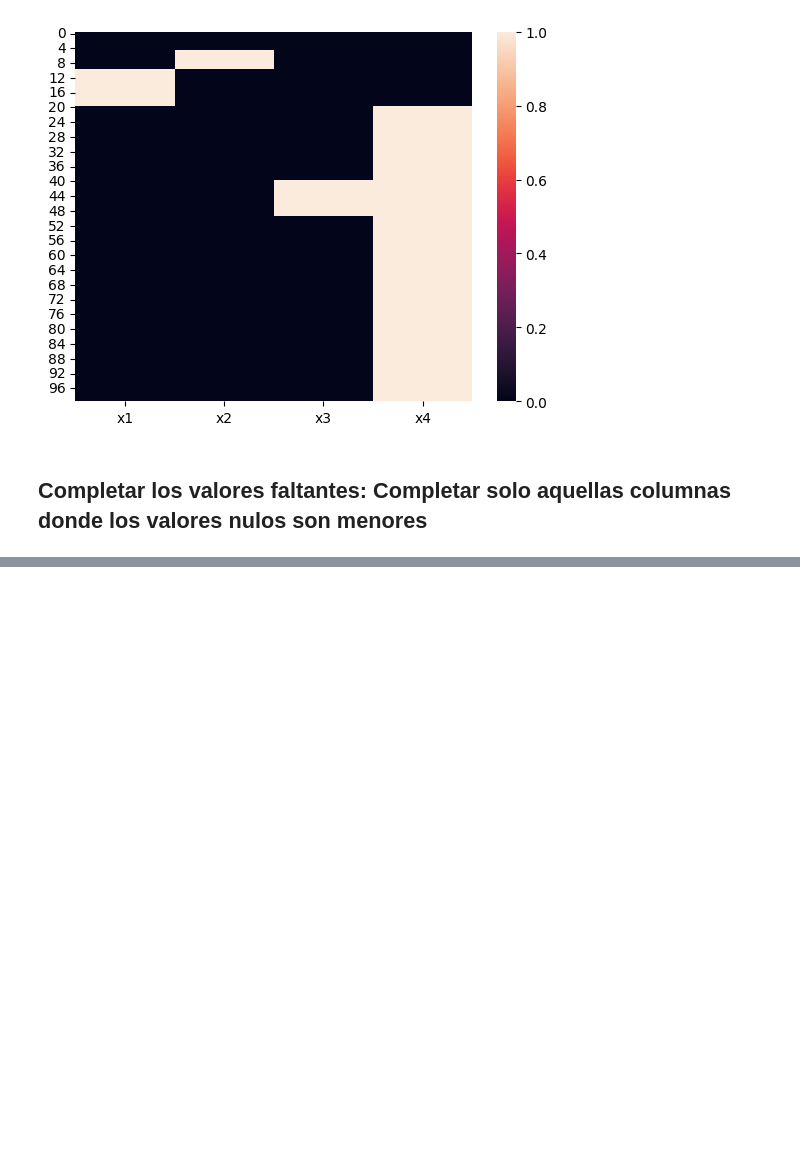
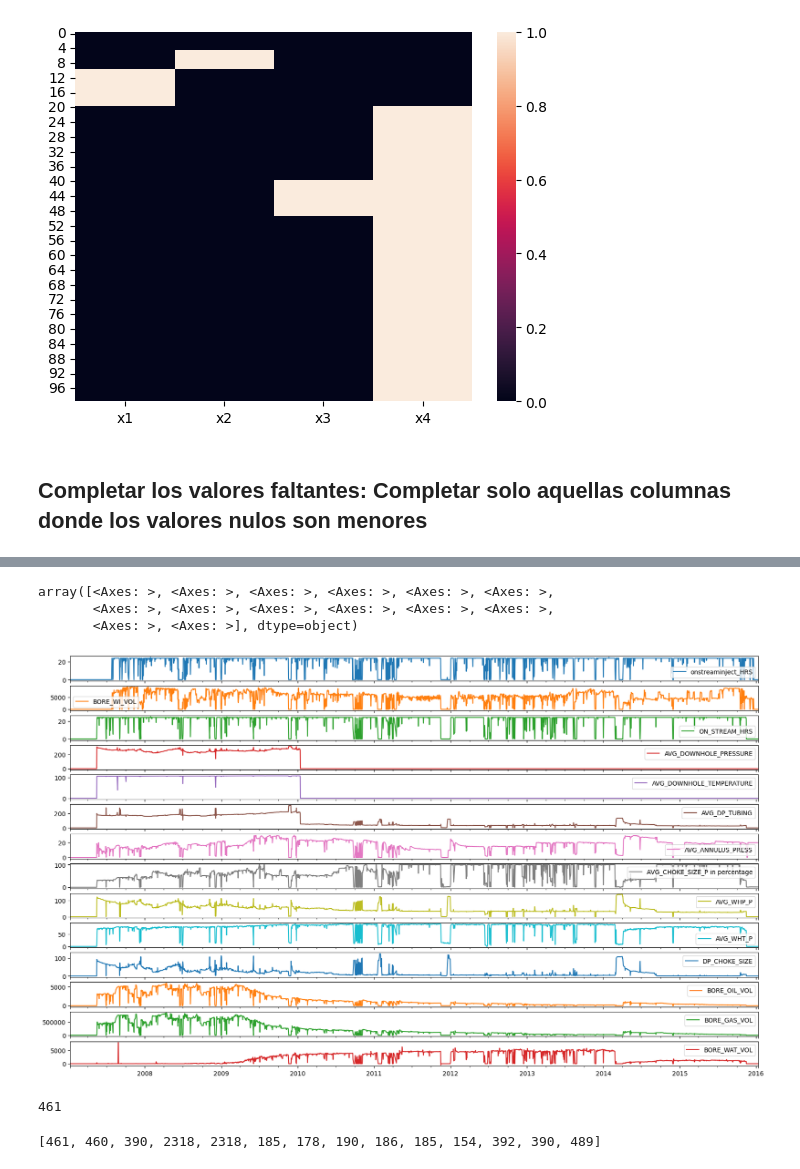
Before and after one commit to edisonc57/Practical-course-Python, a Jupyter notebook: Python_Oil_&_Gas_3.ipynb, the cells around one changed output, grey strips where cells are left out. Saved outputs shown, nothing was run; the diff lists cells and outputs as text; code cells hidden in the pictures; blank space fills up the shorter version.

```diff
--- a/Python_Oil_&_Gas_3.ipynb
+++ b/Python_Oil_&_Gas_3.ipynb
@@ -183,0 +186,2 @@ data_nullHandled
+# %%
+df_nullhandled = nullfiller(df, threshhold = 0.5)
@@ -183,0 +213,13 @@ data_nullHandled
+# %%
+df_nullhandled.plot(
+                    figsize= (20,
+                    12),subplots = True)
+# %% [output]
+array([<Axes: >, <Axes: >, <Axes: >, <Axes: >, <Axes: >, <Axes: >,
+       <Axes: >, <Axes: >, <Axes: >, <Axes: >, <Axes: >, <Axes: >,
+       <Axes: >, <Axes: >], dtype=object)
+[figure, added]
+# %%
+sum(df_nullhandled["onstreaminject_HRS"] == 0.0)
+# %% [output]
+461
@@ -183,0 +235,5 @@ data_nullHandled
+# %%
+zeros = zero_counter(df_nullhandled)
+zeros
+# %% [output]
+[461, 460, 390, 2318, 2318, 185, 178, 190, 186, 185, 154, 392, 390, 489]
```
Also changed, not shown: parts of 8 cells of this notebook.
